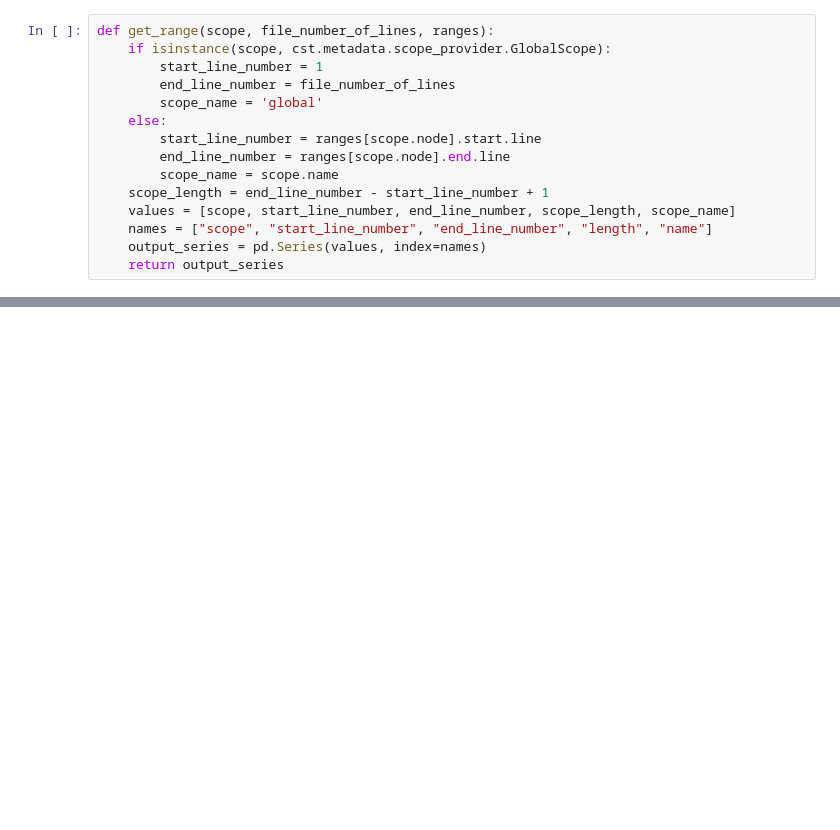
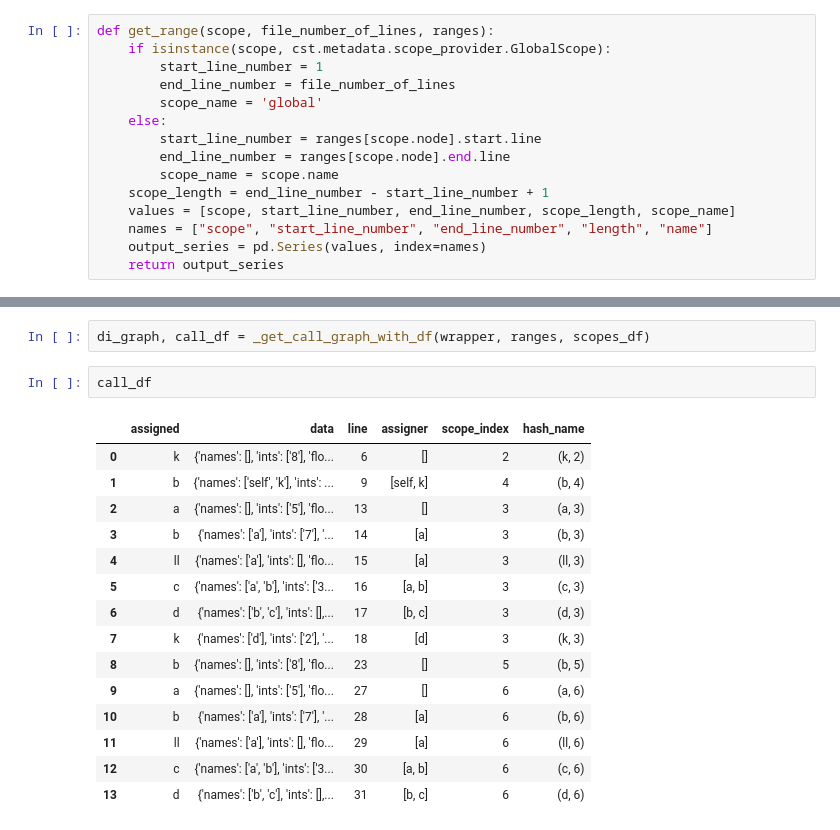
Before and after one commit to erez-aharonov/alkh, a Jupyter notebook: notebooks/explain_var.ipynb, the cells around one changed output, grey strips where cells are left out. Saved outputs shown, nothing was run; the diff lists cells and outputs as text; blank space fills up the shorter version.

```diff
--- a/notebooks/explain_var.ipynb
+++ b/notebooks/explain_var.ipynb
@@ -363,0 +117,20 @@ b
+# %%
+di_graph, call_df = _get_call_graph_with_df(wrapper, ranges, scopes_df)
+# %%
+call_df
+# %% [output]
+|  | assigned | data | line | assigner | scope_index | hash_name |
+| 0 | k | {'names': [], 'ints': ['8'], 'flo... | 6 | [] | 2 | (k, 2) |
+| 1 | b | {'names': ['self', 'k'], 'ints': ... | 9 | [self, k] | 4 | (b, 4) |
+| 2 | a | {'names': [], 'ints': ['5'], 'flo... | 13 | [] | 3 | (a, 3) |
+| 3 | b | {'names': ['a'], 'ints': ['7'], '... | 14 | [a] | 3 | (b, 3) |
+| 4 | ll | {'names': ['a'], 'ints': [], 'flo... | 15 | [a] | 3 | (ll, 3) |
+| 5 | c | {'names': ['a', 'b'], 'ints': ['3... | 16 | [a, b] | 3 | (c, 3) |
+| 6 | d | {'names': ['b', 'c'], 'ints': [],... | 17 | [b, c] | 3 | (d, 3) |
+| 7 | k | {'names': ['d'], 'ints': ['2'], '... | 18 | [d] | 3 | (k, 3) |
+| 8 | b | {'names': [], 'ints': ['8'], 'flo... | 23 | [] | 5 | (b, 5) |
+| 9 | a | {'names': [], 'ints': ['5'], 'flo... | 27 | [] | 6 | (a, 6) |
+| 10 | b | {'names': ['a'], 'ints': ['7'], '... | 28 | [a] | 6 | (b, 6) |
+| 11 | ll | {'names': ['a'], 'ints': [], 'flo... | 29 | [a] | 6 | (ll, 6) |
+| 12 | c | {'names': ['a', 'b'], 'ints': ['3... | 30 | [a, b] | 6 | (c, 6) |
+| 13 | d | {'names': ['b', 'c'], 'ints': [],... | 31 | [b, c] | 6 | (d, 6) |
```
Also changed, not shown: parts of 79 cells of this notebook, 4 other files.
